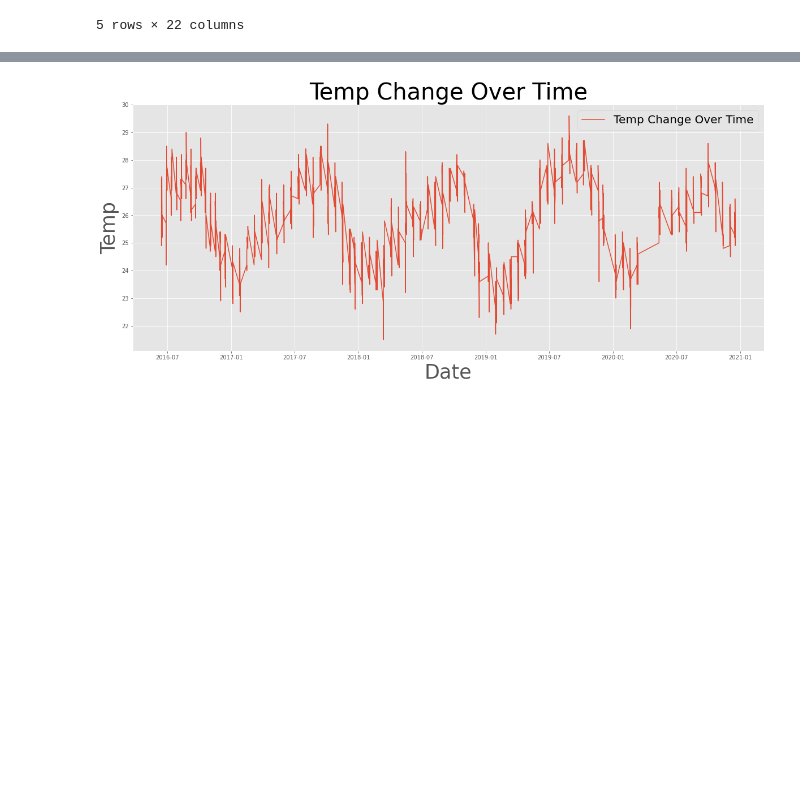
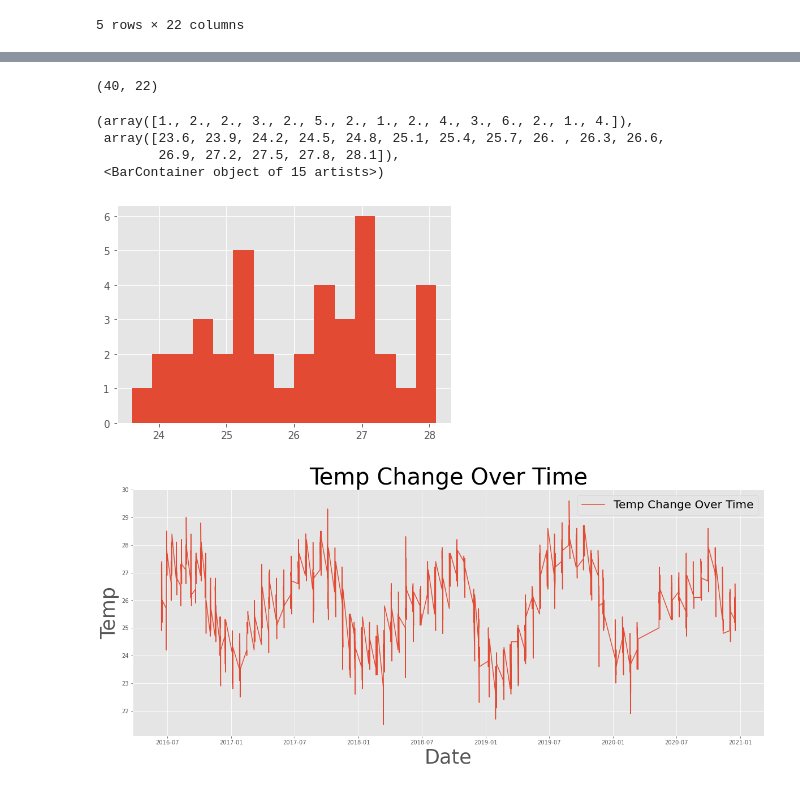
Before and after one commit to benkarlsberg/Maui-Water-Quality-Analysis, a Jupyter notebook: EDA.ipynb, the cells around one changed output, grey strips where cells are left out. Saved outputs shown, nothing was run; the diff lists cells and outputs as text; code cells hidden in the pictures; blank space fills up the shorter version.

```diff
--- a/EDA.ipynb
+++ b/EDA.ipynb
@@ -86,0 +97,2 @@ westMaui.head()
+# %%
+rab = westMaui[(westMaui['Station'] == 'RAB')]
@@ -87,3 +109,15 @@ westMaui.head()
+# %%
+rab.shape
+# %% [output]
+(40, 22)
+# %%
+plt.hist(rab['Temp'], bins= 15)
+# %% [output]
+(array([1., 2., 2., 3., 2., 5., 2., 1., 2., 4., 3., 6., 2., 1., 4.]),
+ array([23.6, 23.9, 24.2, 24.5, 24.8, 25.1, 25.4, 25.7, 26. , 26.3, 26.6,
+        26.9, 27.2, 27.5, 27.8, 28.1]),
+ <BarContainer object of 15 artists>)
+[figure, added]
 # %%
 fig, ax = plt.subplots(1, figsize = (20, 8))
 
```
Also changed, not shown: parts of 2 cells of this notebook.
